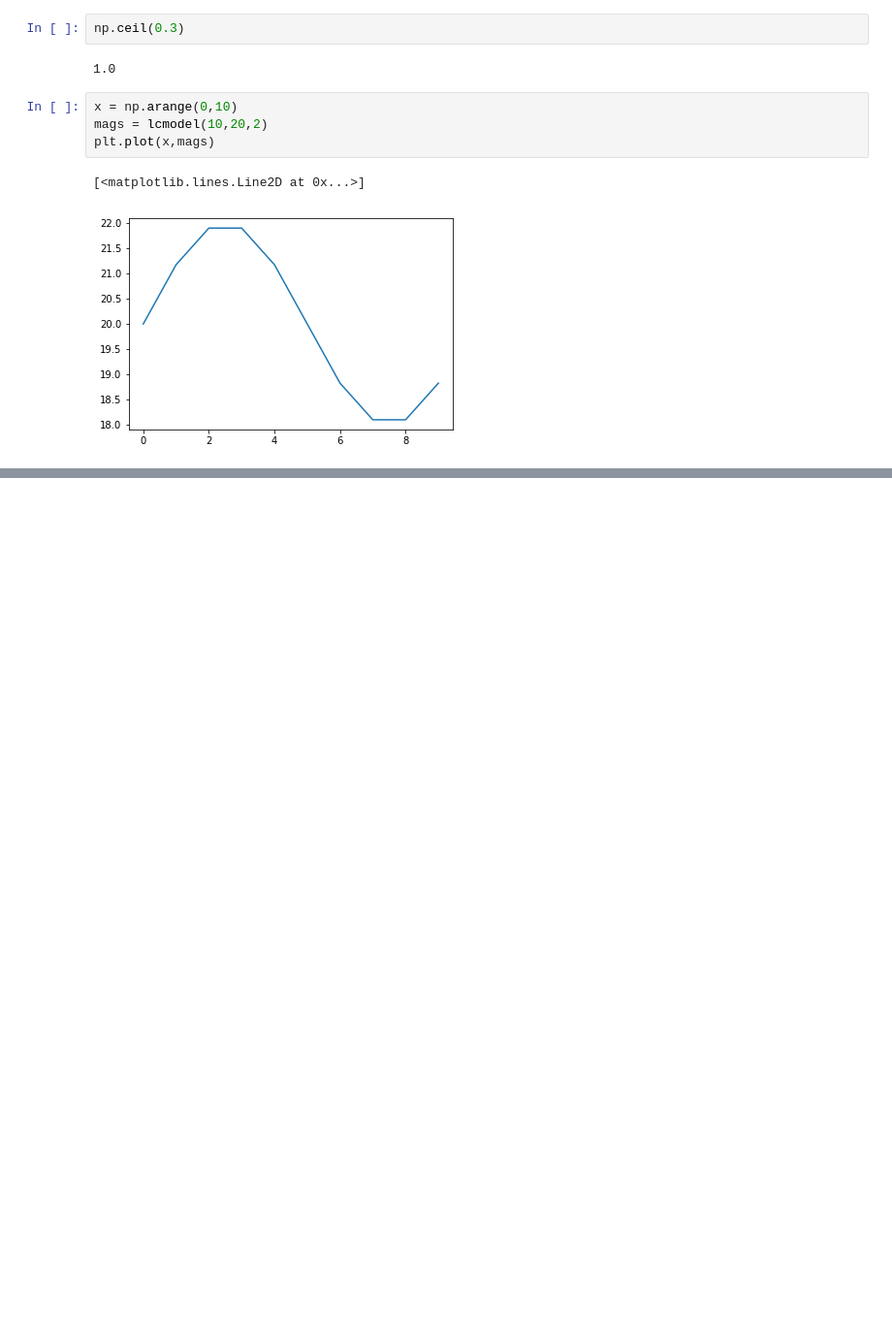
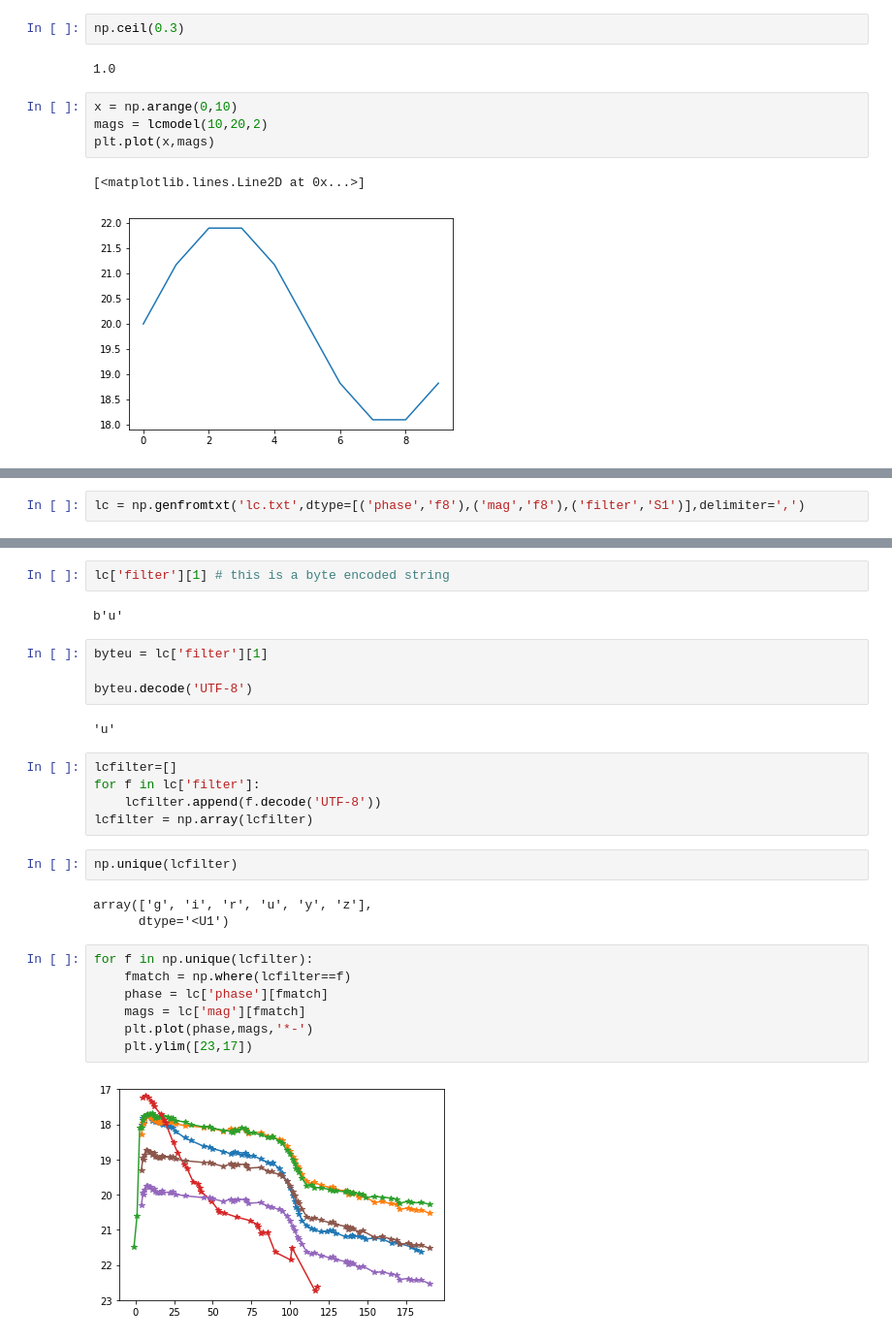
Before and after one commit to xiaolng/maf, a Jupyter notebook: periodicMetric.ipynb, the cells around one changed output, grey strips where cells are left out. Shown: that part at 97% size. Drawn from its saved outputs; the diff is of its cells as text; blank space fills up the shorter version.

```diff
--- a/periodicMetric.ipynb
+++ b/periodicMetric.ipynb
@@ -317,0 +320,2 @@ plt.plot(x,mags)
+# %%
+lc = np.genfromtxt('lc.txt',dtype=[('phase','f8'),('mag','f8'),('filter','S1')],delimiter=',')
@@ -317,0 +336,29 @@ plt.plot(x,mags)
+# %%
+lc['filter'][1] # this is a byte encoded string
+# %% [output]
+b'u'
+# %%
+byteu = lc['filter'][1]
+
+byteu.decode('UTF-8')
+# %% [output]
+'u'
+# %%
+lcfilter=[]
+for f in lc['filter']:
+    lcfilter.append(f.decode('UTF-8'))
+lcfilter = np.array(lcfilter)
+# %%
+np.unique(lcfilter)
+# %% [output]
+array(['g', 'i', 'r', 'u', 'y', 'z'],
+      dtype='<U1')
+# %%
+for f in np.unique(lcfilter):
+    fmatch = np.where(lcfilter==f)
+    phase = lc['phase'][fmatch]
+    mags = lc['mag'][fmatch]
+    plt.plot(phase,mags,'*-')
+    plt.ylim([23,17])
+# %% [output]
+[figure, added]
```
Also changed, not shown: parts of 2 cells of this notebook.
